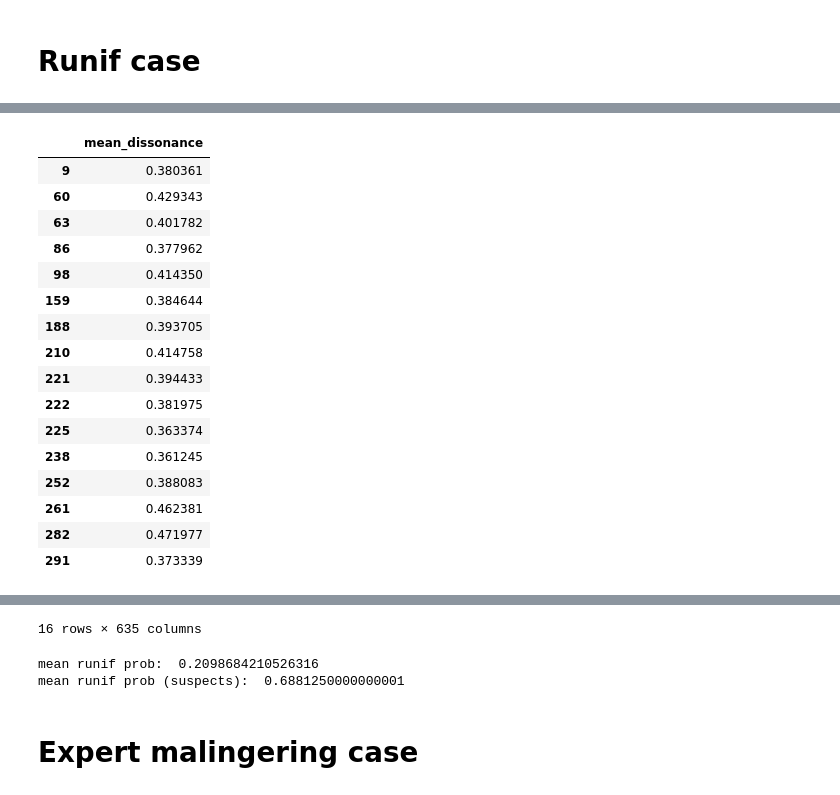
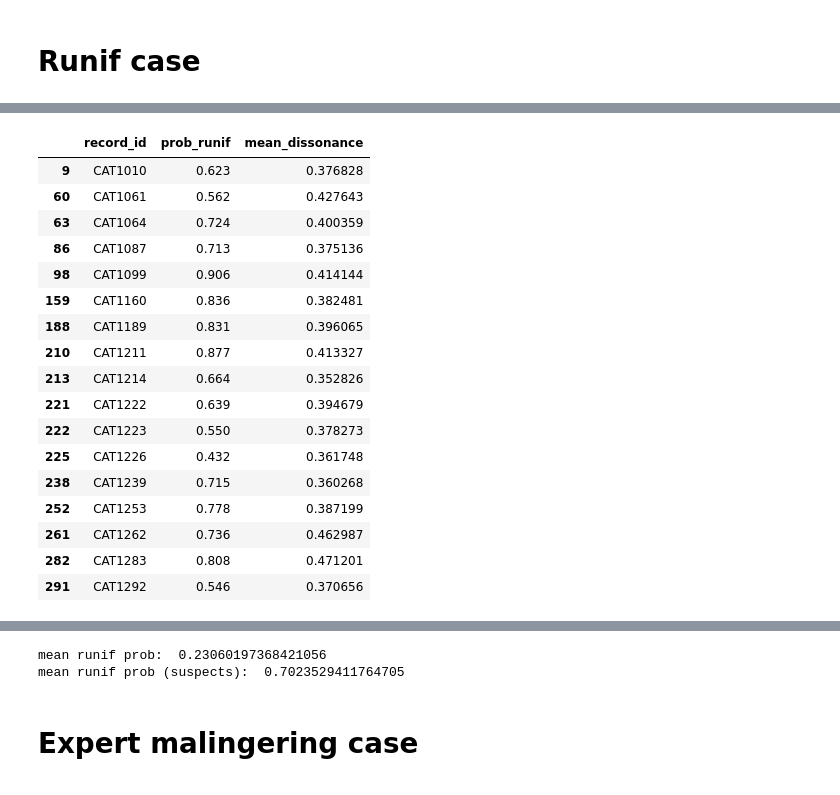
Before and after one commit to zeroknowledgediscovery/truthnet, a Jupyter notebook: notebooks/suspect-comparison.ipynb, the cells around one changed output, grey strips where cells are left out. Saved outputs shown, nothing was run; the diff lists cells and outputs as text; code cells hidden in the pictures.

Commit message:
suspect comparison

```diff
--- a/notebooks/suspect-comparison.ipynb
+++ b/notebooks/suspect-comparison.ipynb
@@ -162,32 +146,43 @@ m2_prob = (
+# %%
+groups = ["qsampled", "runif"]
+questions_asked = 211
+
+mdfs = pd.concat([_maling_prob(d, groups, questions_asked) for d in diss])
+mdfsavg = mdfs.groupby("record_id", as_index=False).mean()
 # %%
-i = 0
 alpha = 0.01
+suspects = pd.concat(
+    [
+        pd.read_csv(
+            f"disson_ptsd/core/disson_ptsd_core_with_actual_random_order_suspects_{i}__{alpha}.csv",
+            index_col=0,
+        )
+        for i in range(10)
+    ]
+)
+suspects = suspects.groupby(suspects.index).mean()
 
-suspects = pd.read_csv(
-    f"disson_ptsd/core/disson_ptsd_core_with_actual_random_order_suspects_{i}__{alpha}.csv",
-    index_col=0,
-)
-display(suspects)
 
-display(m2_prob.iloc[suspects.index, :])
+display(mdfsavg.iloc[suspects.index, [0, -1]].join(suspects))
 
-print(f"mean {groups[1]} prob: ", m2_prob[f"prob_{groups[1]}"].mean())
-print(f"mean {groups[1]} prob (suspects): ", m2_prob.iloc[suspects.index, -1].mean())
+print(f"mean {groups[1]} prob: ", mdfsavg[f"prob_{groups[1]}"].mean())
+print(f"mean {groups[1]} prob (suspects): ", mdfsavg.iloc[suspects.index, -1].mean())
 # %% [output]
-|  | mean_dissonance |
-| 9 | 0.380361 |
-| 60 | 0.429343 |
-| 63 | 0.401782 |
-| 86 | 0.377962 |
-| 98 | 0.414350 |
-| 159 | 0.384644 |
-| 188 | 0.393705 |
-| 210 | 0.414758 |
-| 221 | 0.394433 |
-| 222 | 0.381975 |
-| 225 | 0.363374 |
-| 238 | 0.361245 |
-| 252 | 0.388083 |
-| 261 | 0.462381 |
-| 282 | 0.471977 |
-| 291 | 0.373339 |
+|  | record_id | prob_runif | mean_dissonance |
+| 9 | CAT1010 | 0.623 | 0.376828 |
+| 60 | CAT1061 | 0.562 | 0.427643 |
+| 63 | CAT1064 | 0.724 | 0.400359 |
+| 86 | CAT1087 | 0.713 | 0.375136 |
+| 98 | CAT1099 | 0.906 | 0.414144 |
+| 159 | CAT1160 | 0.836 | 0.382481 |
+| 188 | CAT1189 | 0.831 | 0.396065 |
+| 210 | CAT1211 | 0.877 | 0.413327 |
+| 213 | CAT1214 | 0.664 | 0.352826 |
+| 221 | CAT1222 | 0.639 | 0.394679 |
+| 222 | CAT1223 | 0.550 | 0.378273 |
+| 225 | CAT1226 | 0.432 | 0.361748 |
+| 238 | CAT1239 | 0.715 | 0.360268 |
+| 252 | CAT1253 | 0.778 | 0.387199 |
+| 261 | CAT1262 | 0.736 | 0.462987 |
+| 282 | CAT1283 | 0.808 | 0.471201 |
+| 291 | CAT1292 | 0.546 | 0.370656 |
@@ -211,6 +189,5 @@ print(f"mean {groups[1]} prob (suspects): ", m2_prob.iloc[suspects.index, -1].me
-16 rows × 635 columns
+mean runif prob:  0.23060197368421056
+mean runif prob (suspects):  0.7023529411764705
-mean runif prob:  0.2098684210526316
-mean runif prob (suspects):  0.6881250000000001
 # %% [markdown]
 # Expert malingering case
 # %%
```
Also changed, not shown: parts of 4 cells of this notebook.
